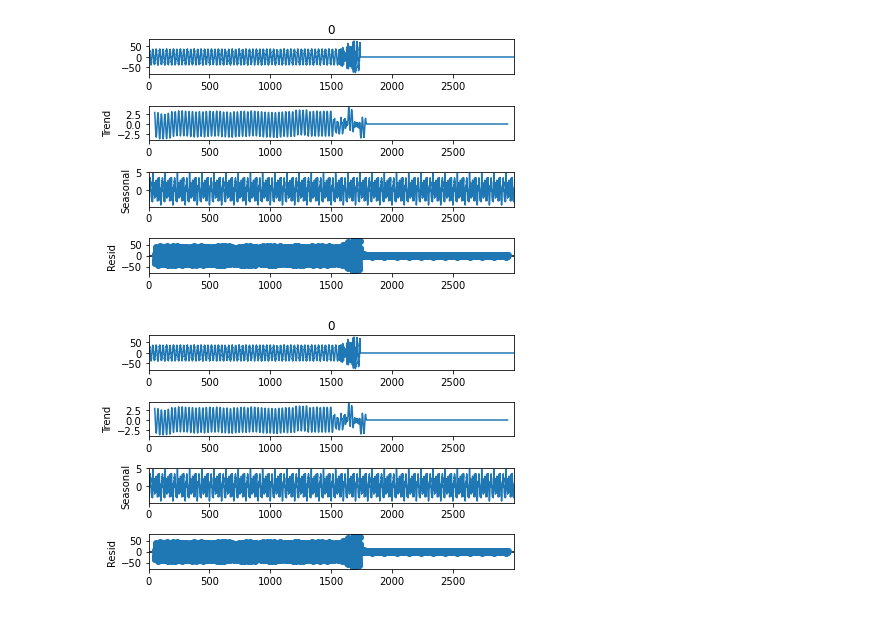
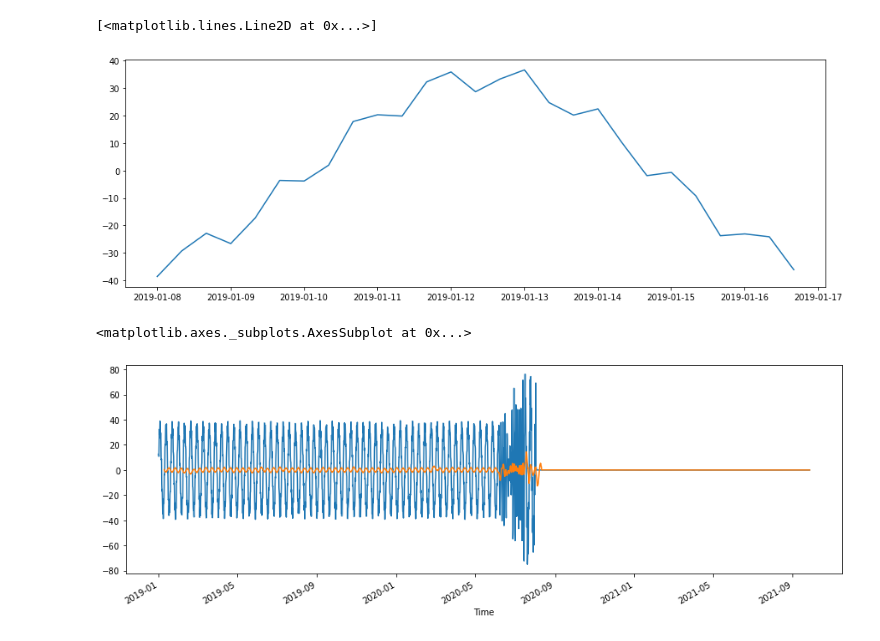
Before and after one commit to abhilampard/Time-Series-Fault-Prediction, a Jupyter notebook: Abhishek Patil - DS Challenge.ipynb, the cells around one changed output. Cells and saved outputs as stored; diff of their text form; code cells hidden in the pictures.

```diff
--- a/Abhishek Patil - DS Challenge.ipynb
+++ b/Abhishek Patil - DS Challenge.ipynb
@@ -51,7 +65,0 @@ plot_time_series(clean_data_1)
-# %%
-from statsmodels.tsa.seasonal import seasonal_decompose
-result = seasonal_decompose(clean_data_1['0'], period = 100)
-result.plot()
-# %% [output]
-[figure, removed]
-[figure, removed]
@@ -57,0 +68,14 @@ result.plot()
+# %%
+plt.figure(figsize = (15, 5))
+plt.plot(clean_data_1[21:48].index, clean_data_1[21:48]['0'])
+# %% [output]
+[<matplotlib.lines.Line2D at 0x...>]
+[figure, added]
+# %%
+plt.figure(figsize = (15, 5))
+clean_data_1['0'].plot()
+rm = clean_data_1.rolling(window = 27).mean()
+rm['0'].plot()
+# %% [output]
+<matplotlib.axes._subplots.AxesSubplot at 0x...>
+[figure, added]
```
Also changed, not shown: parts of 9 cells of this notebook.
